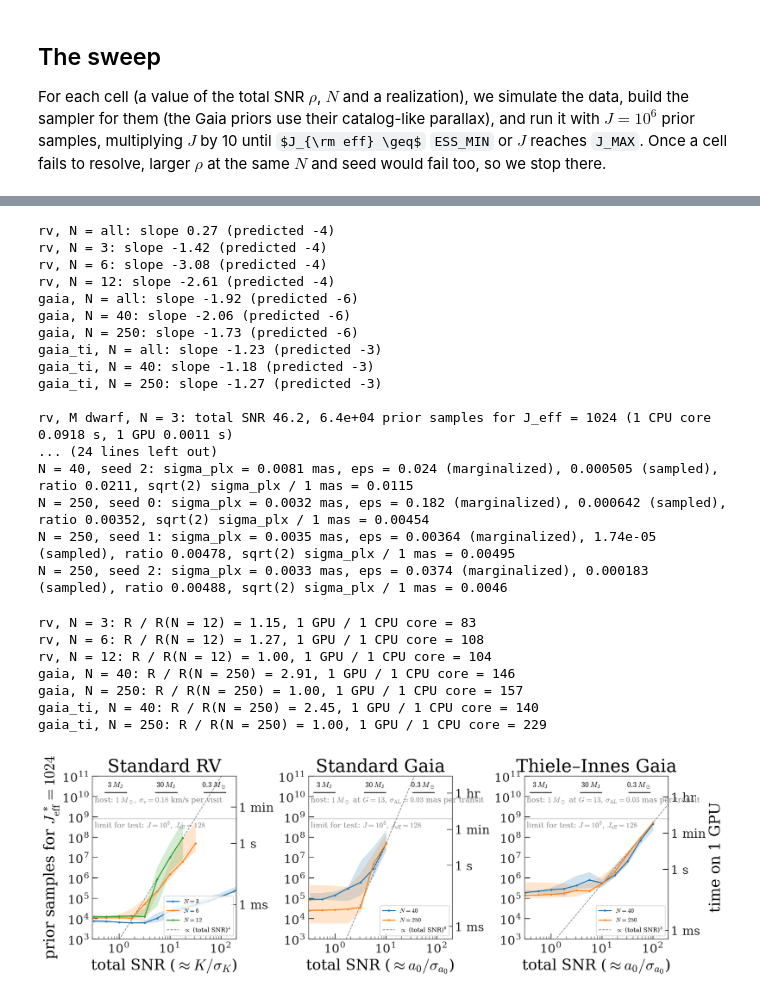
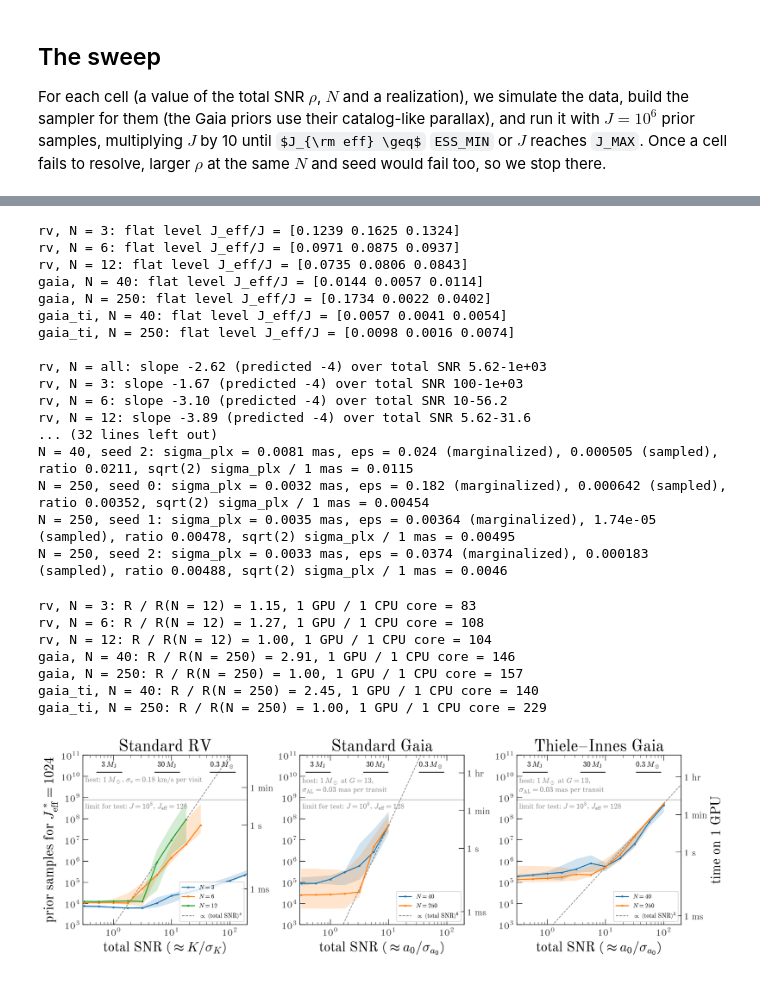
Before and after one commit to adrn/harv-paper, a Jupyter notebook: scripts/benchmarks-ess.ipynb, the cells around one changed output, grey strips where cells are left out. Saved outputs shown, nothing was run; the diff lists cells and outputs as text; code cells hidden in the pictures; some formulas as TeX source.

```diff
--- a/scripts/benchmarks-ess.ipynb
+++ b/scripts/benchmarks-ess.ipynb
@@ -513,22 +482,42 @@ on top of each other.
 # %%
-fits = {}
+def realization(row):
+    return row["kind"], row["N"], row["seed"]
+
+
+# The flat level of each realization, at the lowest rho:
+flat = {realization(r): r["ratio"] for r in res[np.isclose(res["rho"], RHO_VALUES[0])]}
+informative = np.array([r["ratio"] < flat[realization(r)] / 30 for r in res])
+
+
+def common_slope(m):
+    """Slope of ln(J_eff/J) against ln(rho) over the cells in the mask m, with a
+    separate intercept for each realization (N, seed)."""
+    groups = list(zip(res["N"][m], res["seed"][m], strict=True))
+    ids = {g: i for i, g in enumerate(dict.fromkeys(groups))}
+    A = np.zeros((m.sum(), 1 + len(ids)))
+    A[:, 0] = np.log(res["rho"][m])
+    A[np.arange(m.sum()), 1 + np.array([ids[g] for g in groups])] = 1.0
+    return np.linalg.lstsq(A, np.log(res["ratio"][m]), rcond=None)[0][0]
+
+
+for kind in KINDS:
+    for n_obs in N_VALUES[kind]:
+        eps = [flat[kind, n_obs, s] for s in range(N_SEEDS)]
+        print(f"{kind}, N = {n_obs}: flat level J_eff/J = {np.round(eps, 4)}")
+print()
 for kind in KINDS:
     for n_obs in (None, *N_VALUES[kind]):
-        m = (res["kind"] == kind) & res["resolved"] & (res["ratio"] < 1e-2)
+        m = (res["kind"] == kind) & res["resolved"] & informative
         if n_obs is not None:
             m &= res["N"] == n_obs
         if m.sum() < 3:
-            print(f"{kind}, N = {n_obs}: too few resolved cells to fit")
+            print(f"{kind}, N = {n_obs or 'all'}: too few resolved cells to fit")
             continue
-        b, a = np.polyfit(np.log(res["rho"][m]), np.log(res["ratio"][m]), 1)
-        fits[kind, n_obs] = (a, b, np.exp(np.mean(np.log(res["rho"][m]))))
-        print(f"{kind}, N = {n_obs or 'all'}: slope {b:.2f} (predicted {-D_NL[kind]})")
-
-
-def predicted_ratio(kind, rho, n_obs=None):
-    """J_eff/J from the fit for this N if there is one, else the fit to all N."""
-    a, b, _ = fits.get((kind, n_obs), fits[kind, None])
-    return np.exp(a) * rho**b
+        rho = res["rho"][m]
+        print(
+            f"{kind}, N = {n_obs or 'all'}: slope {common_slope(m):.2f} "
+            f"(predicted {-D_NL[kind]}) over total SNR {rho.min():.3g}-{rho.max():.3g}"
+        )
 
 
 def sweep_curve(kind, n_obs):
@@ -572,19 +561,19 @@ for n_obs, seed, sigma_plx, eps_marg, eps_samp in parallax_check:
         f"{np.sqrt(2) * sigma_plx:.3g}"
     )
 # %% [output]
-rv, N = all: slope 0.27 (predicted -4)
-rv, N = 3: slope -1.42 (predicted -4)
-rv, N = 6: slope -3.08 (predicted -4)
-rv, N = 12: slope -2.61 (predicted -4)
-gaia, N = all: slope -1.92 (predicted -6)
-gaia, N = 40: slope -2.06 (predicted -6)
-gaia, N = 250: slope -1.73 (predicted -6)
-gaia_ti, N = all: slope -1.23 (predicted -3)
-gaia_ti, N = 40: slope -1.18 (predicted -3)
-gaia_ti, N = 250: slope -1.27 (predicted -3)
+rv, N = 3: flat level J_eff/J = [0.1239 0.1625 0.1324]
+rv, N = 6: flat level J_eff/J = [0.0971 0.0875 0.0937]
+rv, N = 12: flat level J_eff/J = [0.0735 0.0806 0.0843]
+gaia, N = 40: flat level J_eff/J = [0.0144 0.0057 0.0114]
+gaia, N = 250: flat level J_eff/J = [0.1734 0.0022 0.0402]
+gaia_ti, N = 40: flat level J_eff/J = [0.0057 0.0041 0.0054]
+gaia_ti, N = 250: flat level J_eff/J = [0.0098 0.0016 0.0074]
 
-rv, M dwarf, N = 3: total SNR 46.2, 6.4e+04 prior samples for J_eff = 1024 (1 CPU core 0.0918 s, 1 GPU 0.0011 s)
-... (24 lines left out)
+rv, N = all: slope -2.62 (predicted -4) over total SNR 5.62-1e+03
+rv, N = 3: slope -1.67 (predicted -4) over total SNR 100-1e+03
+rv, N = 6: slope -3.10 (predicted -4) over total SNR 10-56.2
+rv, N = 12: slope -3.89 (predicted -4) over total SNR 5.62-31.6
+... (32 lines left out)
 N = 40, seed 2: sigma_plx = 0.0081 mas, eps = 0.024 (marginalized), 0.000505 (sampled), ratio 0.0211, sqrt(2) sigma_plx / 1 mas = 0.0115
 N = 250, seed 0: sigma_plx = 0.0032 mas, eps = 0.182 (marginalized), 0.000642 (sampled), ratio 0.00352, sqrt(2) sigma_plx / 1 mas = 0.00454
 N = 250, seed 1: sigma_plx = 0.0035 mas, eps = 0.00364 (marginalized), 1.74e-05 (sampled), ratio 0.00478, sqrt(2) sigma_plx / 1 mas = 0.00495
@@ -600,7 +589,8 @@ xlabels = {
 host_labels = {
     "rv": rf"host: ${HOST_MASS.value:g}\,M_\odot$, "
     rf"$\sigma_v = {SIGMA['rv']}$ km/s per visit",
-    "gaia": rf"host: ${HOST_MASS.value:g}\,M_\odot$ at $G = {G_HOST:g}$, "
+    "gaia": rf"host: ${HOST_MASS.value:g}\,M_\odot$ at $G = {G_HOST:g}$,"
+    "\n"
     rf"$\sigma_{{\rm AL}} = {SIGMA['gaia']}$ mas per transit",
 }
 host_labels["gaia_ti"] = host_labels["gaia"]
@@ -692,31 +682,31 @@ for ax, kind in zip(axes, KINDS, strict=True):
         0.33,
         0.875,
         host_labels[kind],
         va="top",
         fontsize=11,
         color="0.5",
         transform=ax.get_xaxis_transform(),
     )
 
     ax.legend(loc="lower right", fontsize=9)
     R = throughput[device, kind, n_axis[kind]]
     ax.yaxis.set_ticks_position("left")
     sec = ax.secondary_yaxis(
         "right", functions=(lambda J, R=R: J / R, lambda t, R=R: t * R)
     )
     sec.set_yticks([1e-3, 1, 60, 3600], labels=["1 ms", "1 s", "1 min", "1 hr"])
     sec.yaxis.set_minor_locator(plt.NullLocator())
 
 axes[0].set_ylabel(rf"prior samples for $J_{{\rm eff}}^* = {X}$")
 axes[0].set_yticks(10 ** np.arange(3, 11 + 1, 1))
 sec.set_ylabel(f"time on {device}")
 fig.savefig(figure_path / "bench-ess.pdf")
 # %% [output]
 rv, N = 3: R / R(N = 12) = 1.15, 1 GPU / 1 CPU core = 83
 rv, N = 6: R / R(N = 12) = 1.27, 1 GPU / 1 CPU core = 108
 rv, N = 12: R / R(N = 12) = 1.00, 1 GPU / 1 CPU core = 104
 gaia, N = 40: R / R(N = 250) = 2.91, 1 GPU / 1 CPU core = 146
 gaia, N = 250: R / R(N = 250) = 1.00, 1 GPU / 1 CPU core = 157
 gaia_ti, N = 40: R / R(N = 250) = 2.45, 1 GPU / 1 CPU core = 140
 gaia_ti, N = 250: R / R(N = 250) = 1.00, 1 GPU / 1 CPU core = 229
-[figure, old version]
+[figure, new version]
```
Also changed, not shown: parts of 4 cells of this notebook, 2 other files.
